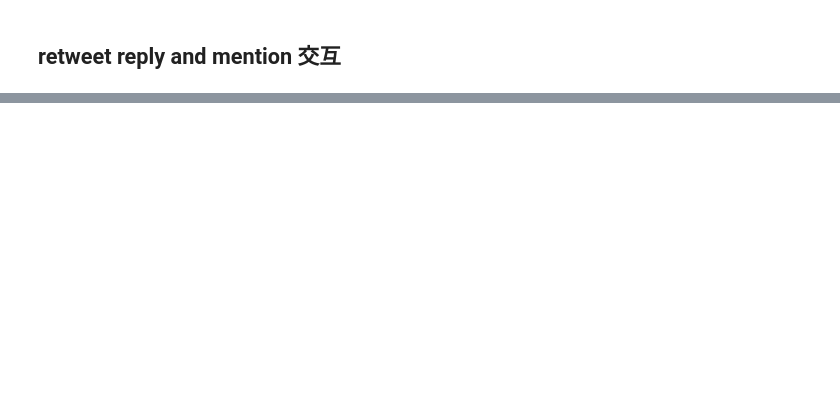
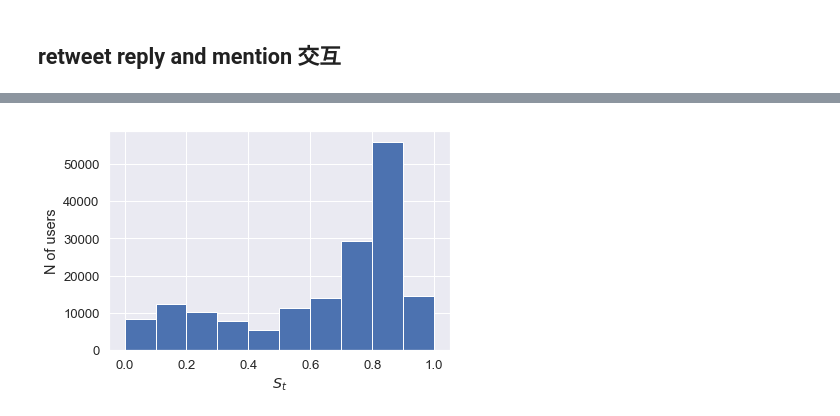
Before and after one commit to kayzhou/fake_news_during_election, a Jupyter notebook: interaction_with_ira.ipynb, the cells around one changed output, grey strips where cells are left out. Cells and saved outputs as stored; diff of their text form; code cells hidden in the pictures; blank space fills up the shorter version.

```diff
--- a/interaction_with_ira.ipynb
+++ b/interaction_with_ira.ipynb
@@ -381,0 +413,8 @@ dtype: float64
+# %%
+user_strump = {}
+user_strump2 = {}
+
+for line in tqdm(open("disk/user_support.txt")):
+    w = line.strip().split(",")
+    user_strump[w[0]] = 1 - int(w[1]) / int(w[2])
+    user_strump2[w[0]] = 1 - float(w[3]) / int(w[2])
@@ -381,0 +423,23 @@ dtype: float64
+# %%
+users = users.sort_values("in_ret", ascending=False)
+print(len(users))
+pro_trump = []
+is_pro_trump = []
+for _, row in tqdm(users.iterrows()):
+    try:
+        pro_trump.append(user_strump[row.user_id])
+        if float(user_strump[row.user_id]) >= 0.5:
+            is_pro_trump.append(1)
+        else:
+            is_pro_trump.append(0)
+        # print(user_strump[str(row.user_id)])
+
+    except Exception as e:
+        # print(e)
+        pro_trump.append(None)
+        is_pro_trump.append(None)
+
+users["supp_trump"] = pro_trump
+users["is_trump"] = is_pro_trump
+users = users.dropna() # 不能识别支持
+print("After dropna", len(users))
@@ -381,0 +450,12 @@ dtype: float64
+# %%
+# sns.set("darkgrid", font_scale=1.2)
+
+pro_trump = pd.Series(pro_trump)
+plt.ylabel("N of users")
+plt.xlabel("$S_{t}$")
+pro_trump.hist(bins=10)
+plt.tight_layout()
+plt.savefig("fig/support_trump.pdf", dpi=300)
+plt.show()
+# %% [output]
+[figure, added]
```
Also changed, not shown: parts of 34 cells of this notebook, 5 other files.
